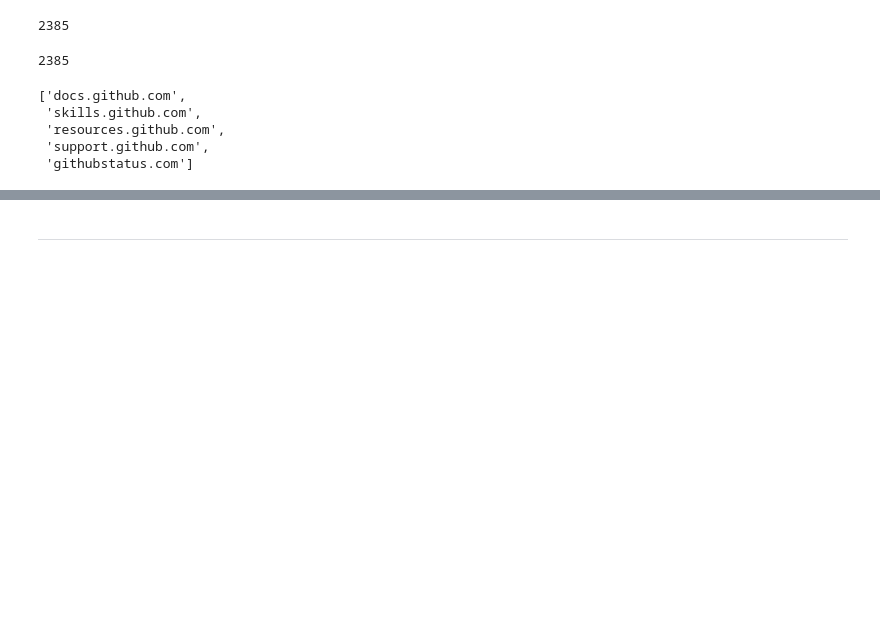
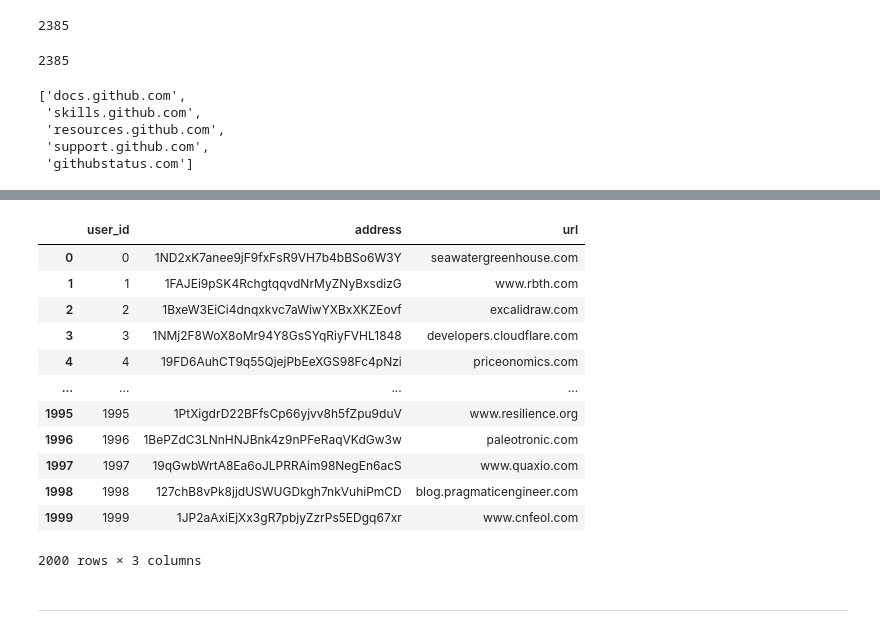
Before and after one commit to XDZhelheim/CSE5005-Project, a Jupyter notebook: data/gen_data.ipynb, the cells around one changed output, grey strips where cells are left out. Drawn from its saved outputs; the diff is of its cells as text; code cells hidden in the pictures; blank space fills up the shorter version.

```diff
--- a/data/gen_data.ipynb
+++ b/data/gen_data.ipynb
@@ -189,4 +189,25 @@ df_user
 2000 rows × 3 columns
+# %%
+df_user = pd.DataFrame(columns=["user_id", "address"])
+for i in range(2000):
+    df_user.loc[i] = [i, gen_addr()]
+
+df_user["url"]=np.random.permutation(url_list)[:2000]
+df_user
+# %% [output]
+|  | user_id | address | url |
+| 0 | 0 | 1ND2xK7anee9jF9fxFsR9VH7b4bBSo6W3Y | seawatergreenhouse.com |
+| 1 | 1 | 1FAJEi9pSK4RchgtqqvdNrMyZNyBxsdizG | www.rbth.com |
+| 2 | 2 | 1BxeW3EiCi4dnqxkvc7aWiwYXBxXKZEovf | excalidraw.com |
+| 3 | 3 | 1NMj2F8WoX8oMr94Y8GsSYqRiyFVHL1848 | developers.cloudflare.com |
+| 4 | 4 | 19FD6AuhCT9q55QjejPbEeXGS98Fc4pNzi | priceonomics.com |
+| ... | ... | ... | ... |
+| 1995 | 1995 | 1PtXigdrD22BFfsCp66yjvv8h5fZpu9duV | www.resilience.org |
+| 1996 | 1996 | 1BePZdC3LNnHNJBnk4z9nPFeRaqVKdGw3w | paleotronic.com |
+| 1997 | 1997 | 19qGwbWrtA8Ea6oJLPRRAim98NegEn6acS | www.quaxio.com |
+| 1998 | 1998 | 127chB8vPk8jjdUSWUGDkgh7nkVuhiPmCD | blog.pragmaticengineer.com |
+| 1999 | 1999 | 1JP2aAxiEjXx3gR7pbjyZzrPs5EDgq67xr | www.cnfeol.com |
+2000 rows × 3 columns
 # %%
 df_user.to_csv("user.csv", index=False)
 # %% [markdown]
```
Also changed, not shown: parts of 2 cells of this notebook, 2 other files.
